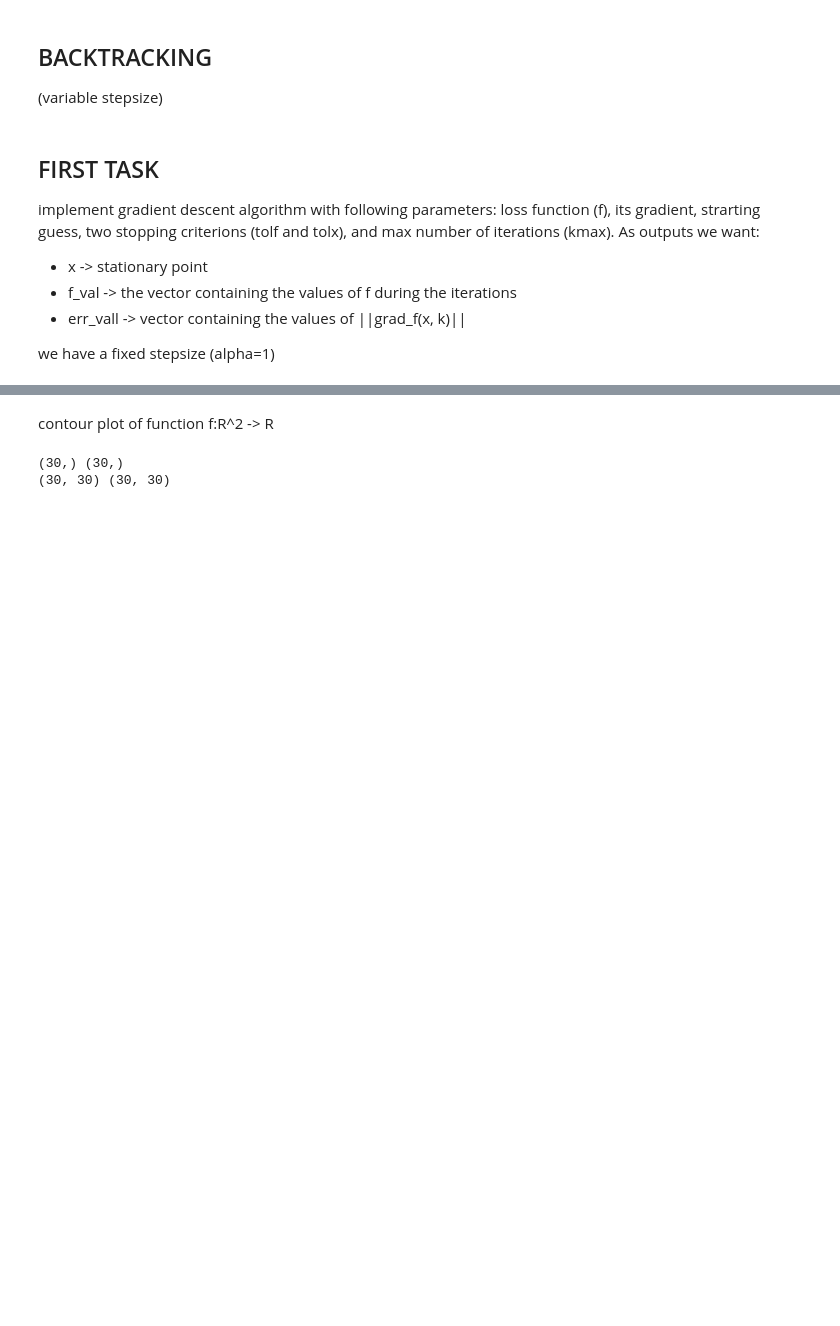
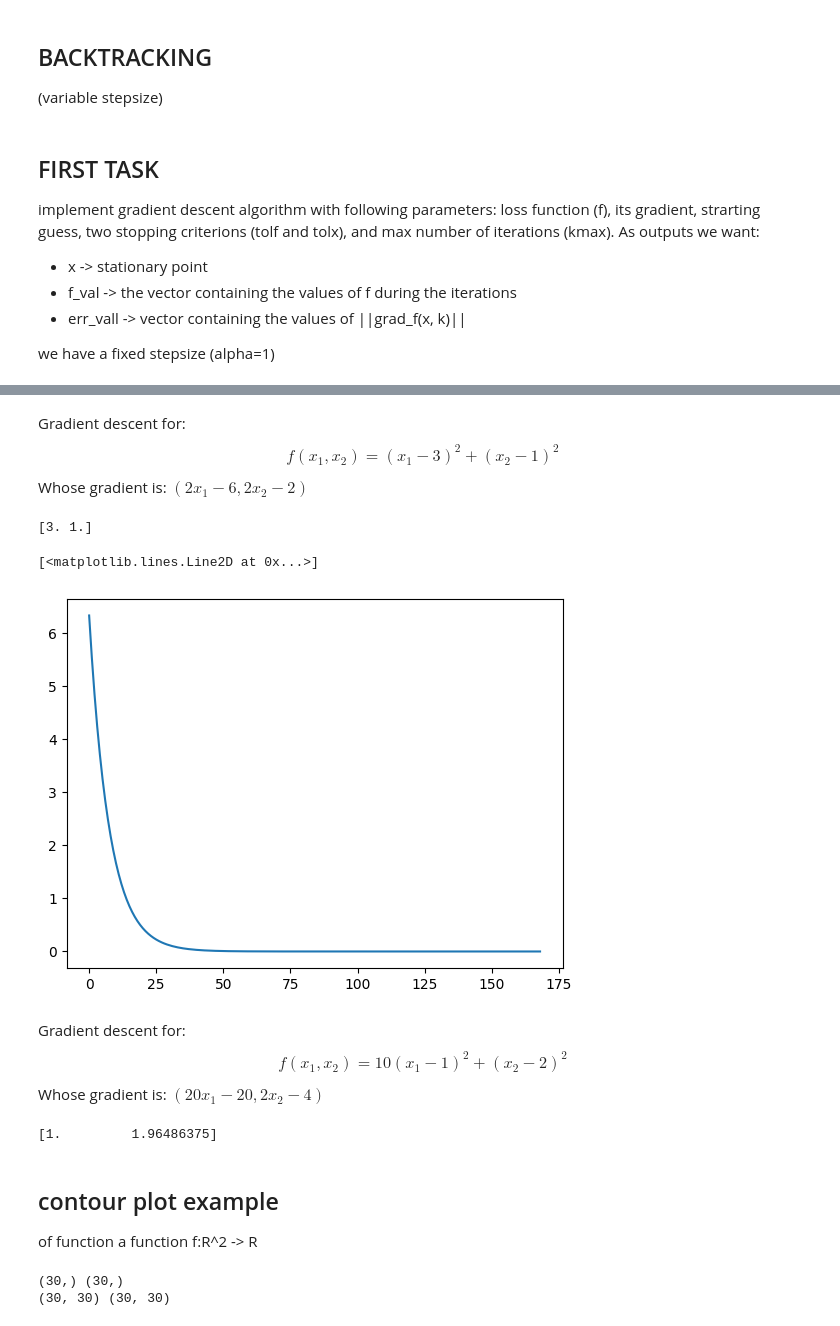
Before and after one commit to danielenapo/AI_unibo, a Jupyter notebook: Maths4ML/Homeworks/3/GD.ipynb, the cells around one changed output, grey strips where cells are left out. Saved outputs shown, nothing was run; the diff lists cells and outputs as text; code cells hidden in the pictures; blank space fills up the shorter version.

```diff
--- a/Maths4ML/Homeworks/3/GD.ipynb
+++ b/Maths4ML/Homeworks/3/GD.ipynb
@@ -86,5 +85,40 @@ gradient of final x=-0.0032916719051798715
+# %% [markdown]
+Gradient descent for: $$f(x_1, x_2) = (x_1 − 3)^2 + (x_2 − 1)^2$$
+Whose gradient is: $(2x_1 -6, 2x_2-2)$
+# %%
+def f1(x):
+    res=(x[0]-3)**2 + (x[1]-1)**2
+    return res
+def grad_f1(x):
+    return np.array((2*x[0] -6, 2*x[1]-2))
+
+x0=np.array((0,0))
+xfin, f_val, err_val=GD(f1, grad_f1, x0, 1e-6, 1e-6, 170)
+print(xfin)
+plt.plot(err_val)
+# %% [output]
+[3. 1.]
+[<matplotlib.lines.Line2D at 0x...>]
+[figure, added]
+# %% [markdown]
+Gradient descent for: $$f(x_1, x_2) = 10(x_1 − 1)^2 + (x_2 − 2)^2$$
+Whose gradient is: $(20x_1 -20, 2x_2-4)$
+# %%
+def f2(x):
+    res=10*(x[0]-1)**2 + (x[1]-2)**2
+    return res
+def grad_f1(x):
+    return np.array((20*x[0] -20, 2*x[1]-4))
+
+x0=np.array((0,0))
+xfin, f_val, err_val=GD(f1, grad_f1, x0, 1e-6, 1e-6, 2000)
+print(xfin)
+#plt.plot(err_val)
+# %% [output]
+[1.         1.96486375]
 # %% [markdown]
-contour plot of function f:R^2 -> R
+## contour plot example
+of function a function f:R^2 -> R
 # %%
 def f(x1, x2):
     return 2*x1**2+ (x2-2)**2
```
Also changed, not shown: parts of 1 cell of this notebook, 1 other file.
